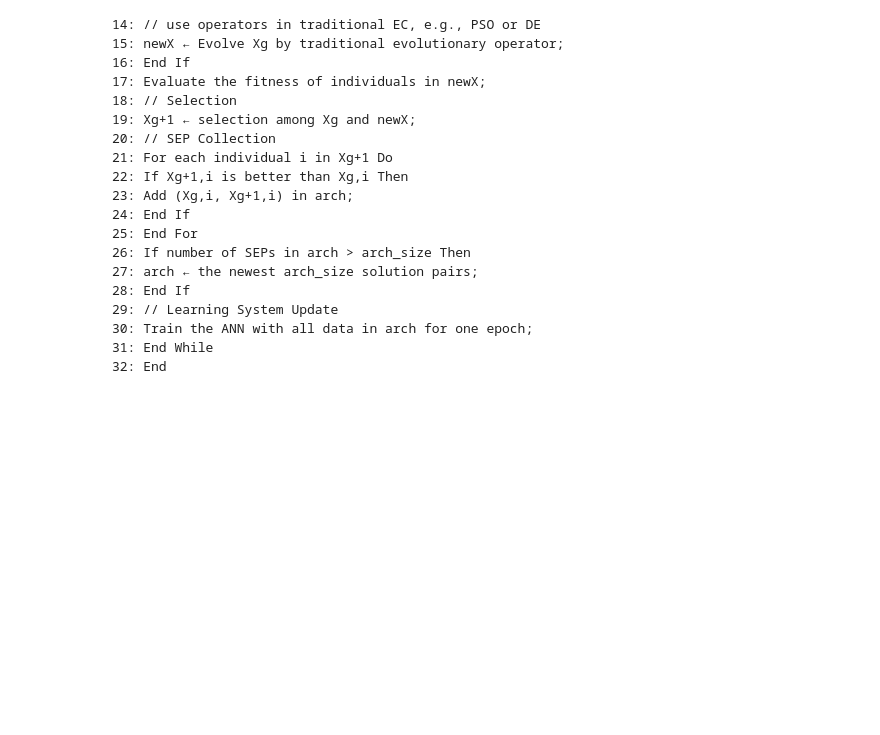
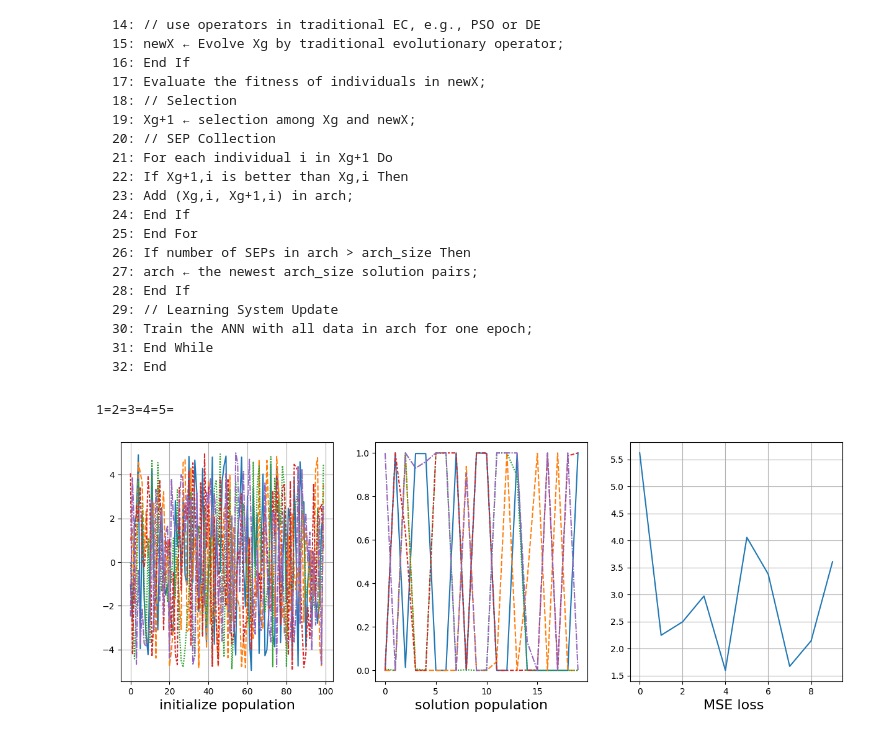
Before and after one commit to amirhu37/LEO, a Jupyter notebook: algo.ipynb, the cells around one changed output. Cells and saved outputs as stored; diff of their text form; code cells hidden in the pictures; blank space fills up the shorter version.

```diff
--- a/algo.ipynb
+++ b/algo.ipynb
@@ -140,9 +296,0 @@ def train_ANN(model, X_train, y_train) -> kerasModel:
-# %%
-# Placeholder functions for specific implementations
-def initialize_population(first_gen_size):
-    resuls_dict = dict()
-    model = initialize_ANN_weights_randomly(X_train)
-    for _ in range(first_gen_size):
-        ff , x = evaluate_fitness(train_ANN,model, X_train , y_train)
-        resuls_dict[ff] = x
-    return resuls_dict
@@ -189,17 +361,24 @@ def learning_aided_evolution(Xg, alpha, beta):
 # %%
-def is_better(individual1, individual2):
+def is_better(problem, individual1, individual2, n_objective):
+    individual1, fitness_individual1 = fitness( problem,individual1, n_objective)
+    individual2, fitness_individual2 = fitness( problem,individual2, n_objective)
+    # print(fitness_individual2)
+    if fitness_individual1[1] < fitness_individual2[1]:
 
-    if individual1 < individual2:
         return True
     else:
         return False
 # %%
-def selection(Xg :dict, newX : dict):
-    selected = dict()
-    for i in range(len(Xg)):
-        if is_better(list(Xg.keys())[i], list(newX.keys())[i ]):
-            selected[list(Xg.keys())[i]] = list(Xg.values())[i]
-        else:
-            selected[list(newX.keys())[i]] = list(newX.values())[i]
+def selection(problem,
+              Xg :Any,
+              newX : Any,
+              num_objective):
 
-    return selected
+    selected = list()
+    for  i , j in zip (Xg, newX):
+        if is_better(problem, i, j, num_objective):
+            selected.append( i )
+        else :
+            selected.append(j)
+
+    return np.array(selected)
@@ -205,0 +452,12 @@ def selection(Xg :dict, newX : dict):
+# %%
+res = main(problem= "dtlz5",
+            arch_size = 10,
+           lp= .5,
+           n_generation= 5,
+           num_objective= 5,
+           alpha= .5,
+           beta= .5 ,
+           plot= True)
+# %% [output]
+1=2=3=4=5=
+[figure, added]
```
Also changed, not shown: parts of 20 cells of this notebook.
